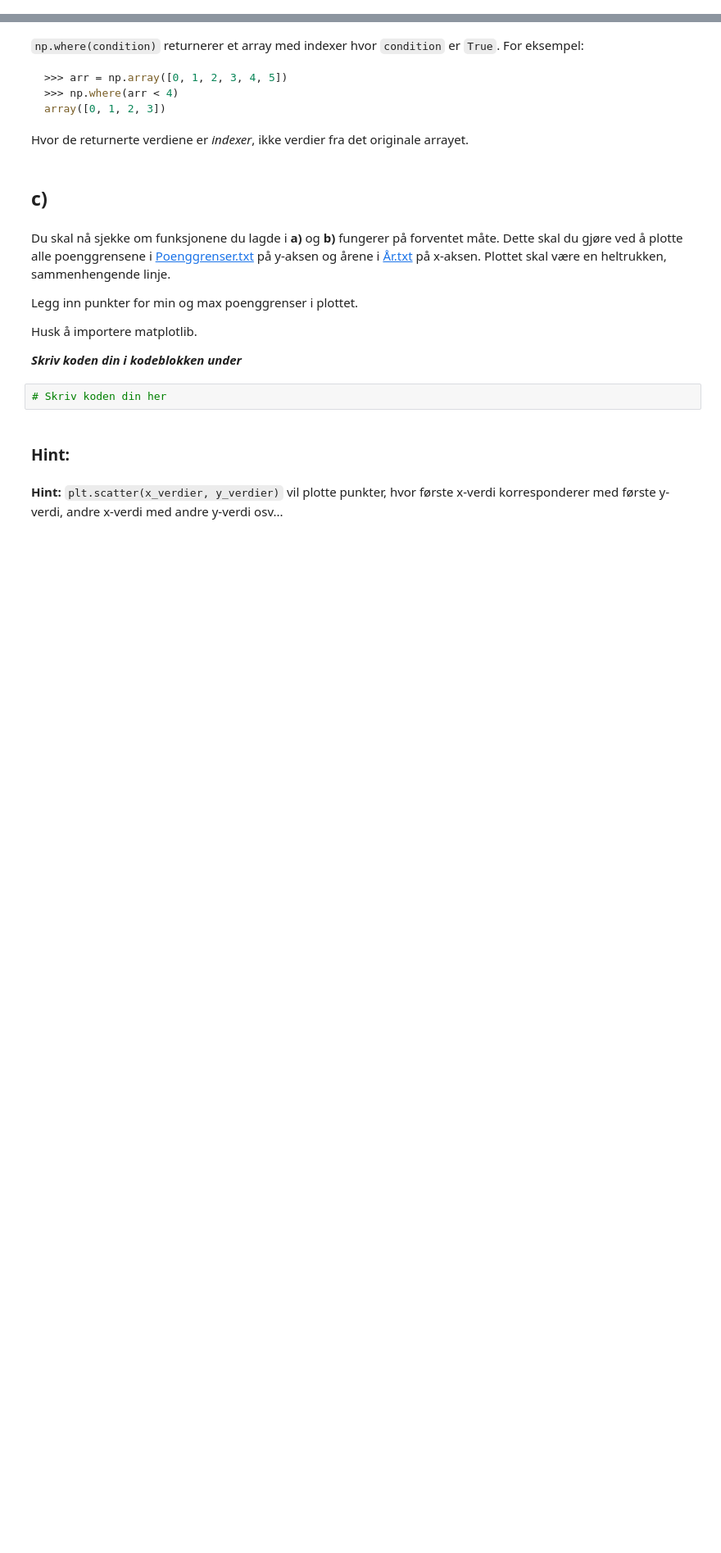
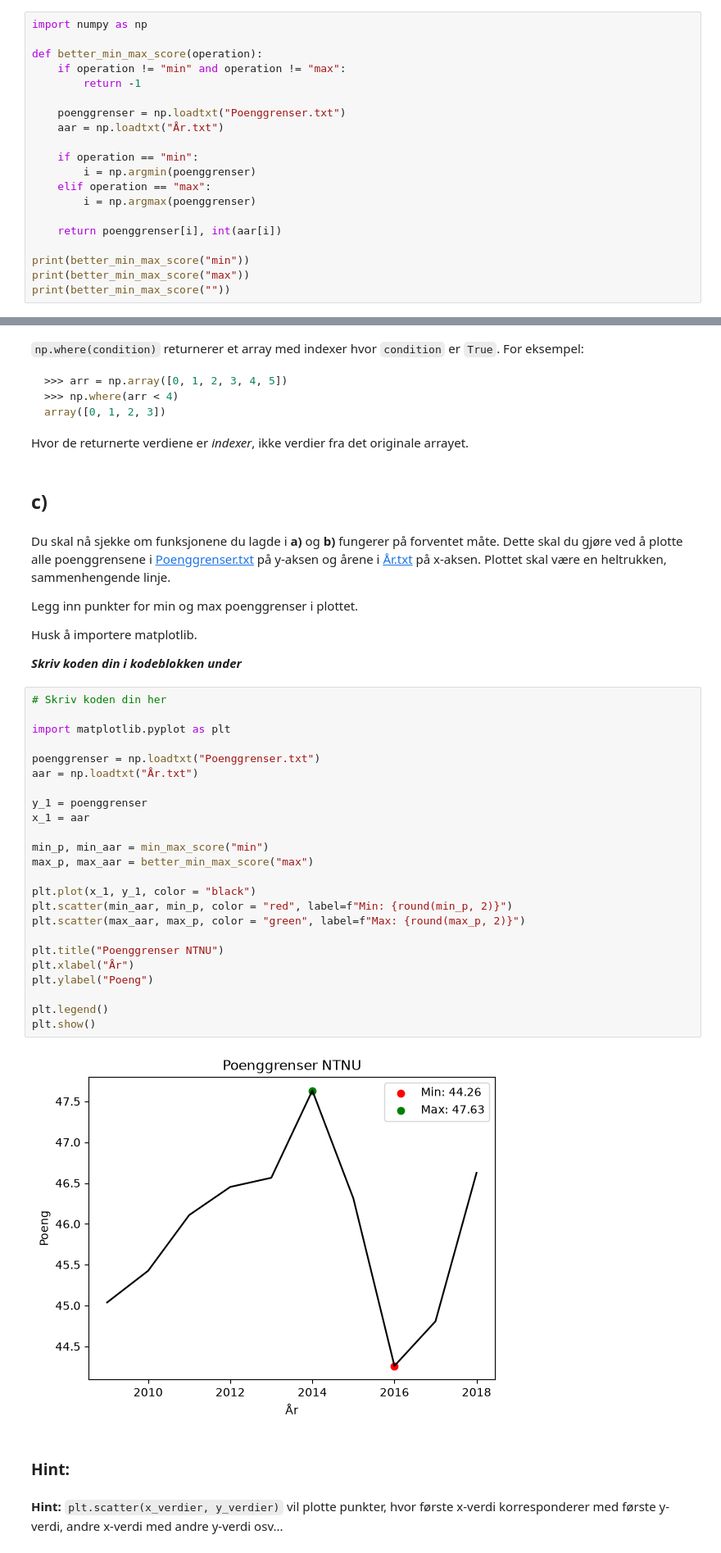
Before and after one commit to trymhc/TDT4110, a Jupyter notebook: Ovinger/Oving4/Poenggrenser.ipynb, the cells around one changed output, grey strips where cells are left out. Shown at 82% size. Drawn from its saved outputs; the diff is of its cells as text; blank space fills up the shorter version.

```diff
--- a/Ovinger/Oving4/Poenggrenser.ipynb
+++ b/Ovinger/Oving4/Poenggrenser.ipynb
@@ -164,0 +245,20 @@ Lag funksjonen `better_min_max_score(operation)`, som gjør det samme som funksj
+# %%
+import numpy as np
+
+def better_min_max_score(operation):
+    if operation != "min" and operation != "max":
+        return -1
+
+    poenggrenser = np.loadtxt("Poenggrenser.txt")
+    aar = np.loadtxt("År.txt")
+
+    if operation == "min":
+        i = np.argmin(poenggrenser)
+    elif operation == "max":
+        i = np.argmax(poenggrenser)
+
+    return poenggrenser[i], int(aar[i])
+
+print(better_min_max_score("min"))
+print(better_min_max_score("max"))
+print(better_min_max_score(""))
@@ -186,6 +290,30 @@ Husk å importere matplotlib.
 ***Skriv koden din i kodeblokken under***
 # %%
 # Skriv koden din her
+
+import matplotlib.pyplot as plt
+
+poenggrenser = np.loadtxt("Poenggrenser.txt")
+aar = np.loadtxt("År.txt")
+
+y_1 = poenggrenser
+x_1 = aar
+
+min_p, min_aar = min_max_score("min")
+max_p, max_aar = better_min_max_score("max")
+
+plt.plot(x_1, y_1, color = "black")
+plt.scatter(min_aar, min_p, color = "red", label=f"Min: {round(min_p, 2)}")
+plt.scatter(max_aar, max_p, color = "green", label=f"Max: {round(max_p, 2)}")
+
+plt.title("Poenggrenser NTNU")
+plt.xlabel("År")
+plt.ylabel("Poeng")
+
+plt.legend()
+plt.show()
+# %% [output]
+[figure, added]
 # %% [markdown]
 ### Hint:
 # %% [markdown]
```
Also changed, not shown: parts of 10 cells of this notebook, 21 other files.
